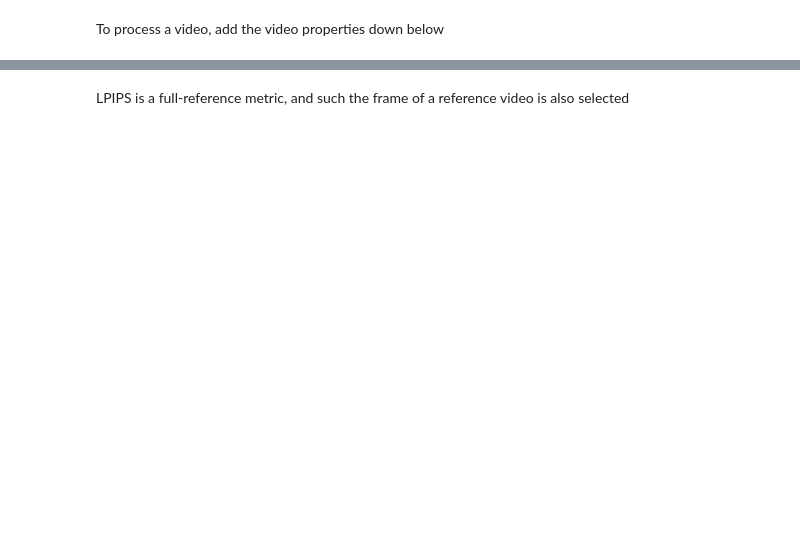
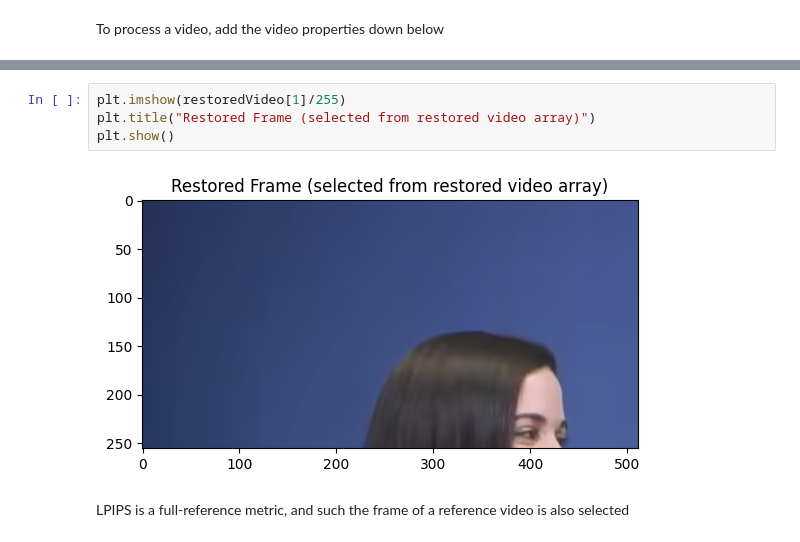
Before and after one commit to nwaliv/MAIProject, a Jupyter notebook: main.ipynb, the cells around one changed output, grey strips where cells are left out. Cells and saved outputs as stored; diff of their text form; blank space fills up the shorter version.

```diff
--- a/main.ipynb
+++ b/main.ipynb
@@ -25,3 +32,9 @@ plt.show()
+# %%
+plt.imshow(restoredVideo[1]/255)
+plt.title("Restored Frame (selected from restored video array)")
+plt.show()
+# %% [output]
+[figure, added]
 # %% [markdown]
 LPIPS is a full-reference metric, and such the frame of a reference video is also selected
 # %%
```
Also changed, not shown: parts of 9 cells of this notebook, 3 other files.
